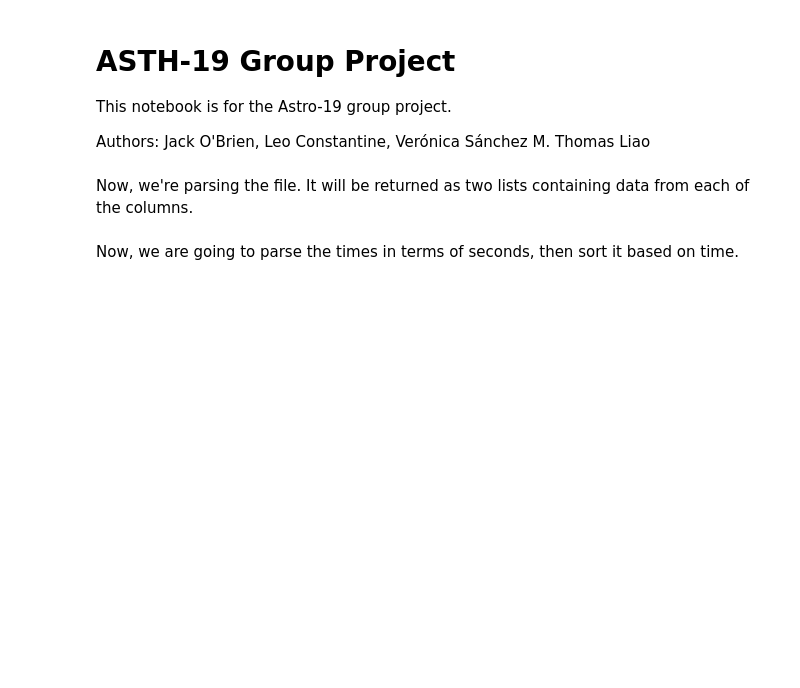
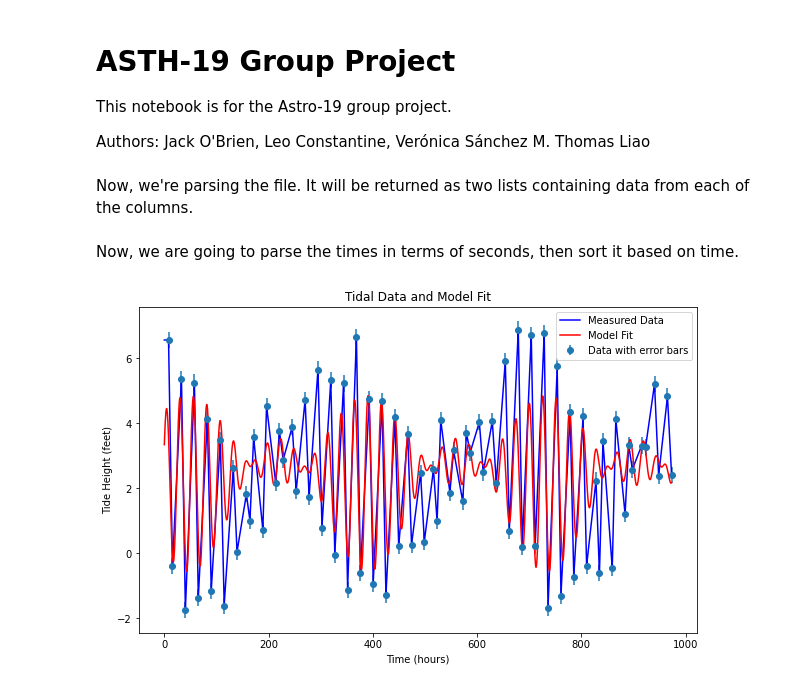
Before and after one commit to jadyobri/Group_Project_ASTR_19, a Jupyter notebook: data/Final-version-group-project.ipynb, the cells around one changed output. Saved outputs shown, nothing was run; the diff lists cells and outputs as text; code cells hidden in the pictures; blank space fills up the shorter version.

Commit message:
fix graphs

```diff
--- a/data/Final-version-group-project.ipynb
+++ b/data/Final-version-group-project.ipynb
@@ -13,8 +14,11 @@ from scipy.stats import norm
 import math
 # %% [markdown]
 Now, we're parsing the file. It will be returned as two lists containing data from each of the columns.
+# %%
+# set filepath variable to be used everywhere - makes it easier to change this around as needed
+FILE_PATH_DEF = "dataset.txt"
 # %%
-data_txt = open("Programming Final Group Project/ASTR19_F23_group_project_data.txt", 'r')
+data_txt = open(FILE_PATH_DEF, 'r')
 # %%
 def ParseFile(_Filename:str = "dataset.txt"):
 
@@ -138,7 +142,7 @@ def PerformCurveFit(_XValues:list, _YValues:list):
     plt.plot(DetailedXValues, Model(DetailedXValues, *BestParams.tolist()))
 # %%
 def Main():
-    Days, TimesRaw, WaveHeights = ParseFile("Programming Final Group Project/ASTR19_F23_group_project_data.txt")
+    Days, TimesRaw, WaveHeights = ParseFile(FILE_PATH_DEF)
     Timestamps, WaveHeights = SortTimes(Days, TimesRaw, WaveHeights)
 
     # Make Initial Plot
@@ -147,34 +151,108 @@ def Main():
     #PerformCurveFit(Timestamps, WaveHeights)
 
 
     _XValues = np.asarray(Timestamps)
     _YValues = np.asarray(WaveHeights)
 
 
     NumSamples:int = 4000
     DetailedXValues:list = np.linspace(0, np.max(_XValues), NumSamples)
     DetailedYValues:list = np.interp(DetailedXValues, _XValues, _YValues)
 
     y_err = np.full_like(DetailedYValues, 0.25)
 
 
     OptimizedParameters, ErrorValues = scipy.optimize.curve_fit(Model, DetailedXValues, DetailedYValues, p0=[0.25, 0.5, 0.017, 1.8, 2, 1, 1,  0,  2.2], sigma=y_err, maxfev=100000)
 
 # OptimizedParameters = np.asarray([0.25, 0.5, 0.017, 1.8, 2, 1, 1,  0,  2.2])
 
     ErrorArray = np.sqrt(np.diag(ErrorValues))
     AvgError = np.average(ErrorArray)
 
 
-    print(OptimizedParameters)
-    print(AvgError)
-    plt.plot(Timestamps, WaveHeights)
-    plt.plot(DetailedXValues, Model(DetailedXValues, *OptimizedParameters.tolist()))
+
+    # Plot the data and model
+    plt.figure(figsize=(10, 6))
+    plt.errorbar(_XValues, _YValues, yerr=0.25, fmt='o', label='Data with error bars')
+    plt.plot(DetailedXValues, DetailedYValues, label='Measured Data', color='blue')
+    plt.plot(DetailedXValues, Model(DetailedXValues, *OptimizedParameters.tolist()), label='Model Fit', color='red')
+
+
+    # Plot Model Fit Information
+    plt.xlabel('Time (hours)')
+    plt.ylabel('Tide Height (feet)')
+    plt.legend()
+    plt.title('Tidal Data and Model Fit')
+    plt.savefig('tidal_data_and_model_fit.pdf')
+    plt.show()
 
 
 
+#     print(OptimizedParameters)
+#     print(AvgError)
+#     plt.plot(Timestamps, WaveHeights)
+#     plt.plot(DetailedXValues, Model(DetailedXValues, *OptimizedParameters.tolist()))
+
+
+    # Plot Model Residual Information
+    residuals = DetailedYValues -  Model(DetailedXValues, *OptimizedParameters.tolist())
+    plt.figure(figsize=(10, 6))
+    plt.plot(DetailedXValues, residuals)
+    plt.axhline(0, color='black', linestyle='--')
+    plt.xlabel('Time (hours)')
+    plt.ylabel('Residuals (feet)')
+    plt.title('Residuals of Tidal Data from Model')
+    plt.savefig('tidal_residuals.pdf')
+    plt.show()
+
+
+    # Calculate std deviation of residuals
+    std_dev_residuals = np.std(residuals)
+
+
+    # Plot histogram of residuals
+    plt.figure(figsize=(10, 6))
+    count, bins, ignored = plt.hist(residuals, bins=15, density=True, alpha=0.7, color='pink', label='Residuals')
+    plt.axvline(0, color='black', linestyle='--')
+    plt.xlabel('Residuals')
+    plt.ylabel('Probability Density')
+    plt.title('Histogram of Residuals')
+    plt.text(0.5, 0.9, f'Standard Deviation: {std_dev_residuals:.2f}', transform=plt.gca().transAxes)
+    plt.savefig('histogram_residuals.pdf')
+    plt.show()
+
+
+    ## Calculate Std Deviation with Outliers stripped
+
+    # Calculate the deviation of the tsunami (2ft) in terms of standard deviations
+    tsunami_deviation = 2 / std_dev_residuals
+    print(f"Deviation of tsunami (2ft) from normal tides: {tsunami_deviation:.2f} standard deviations")
+
+    # Add the outlier to the data and replot histogram
+    outlier = 2.0  # 2ft outlier
+    tides_with_outlier = DetailedYValues + [outlier]
+
+    # Ensure tides_with_outlier has the same length as hours
+    if len(tides_with_outlier) != len(DetailedXValues):
+        tides_with_outlier = tides_with_outlier[:-1]
+
+
+    # Calculate new residuals
+    residuals_outlier = tides_with_outlier - Model(DetailedXValues, *OptimizedParameters.tolist())
+
+    # Plot histogram with outlier
+    plt.figure(figsize=(10, 6))
+    count, bins, ignored = plt.hist(residuals_outlier, bins=15, density=True, alpha=0.7, color='indigo', label='Residuals with Outlier')
+    plt.axvline(0, color='black', linestyle='--')
+    plt.xlabel('Residual Quantity')
+    plt.ylabel('Probability Density')
+    plt.title('Histogram of Residuals with Outlier')
+    plt.text(0.5, 0.9, f'Standard Deviation: {std_dev_residuals:.2f}', transform=plt.gca().transAxes)
+    plt.savefig('histogram_residuals_with_outlier.pdf')
+    plt.show()
 
 
 if __name__ == "__main__":
     Main()
 # %% [output]
+[figure, new version]
```
Also changed, not shown: parts of 13 cells of this notebook, 4 other files.
